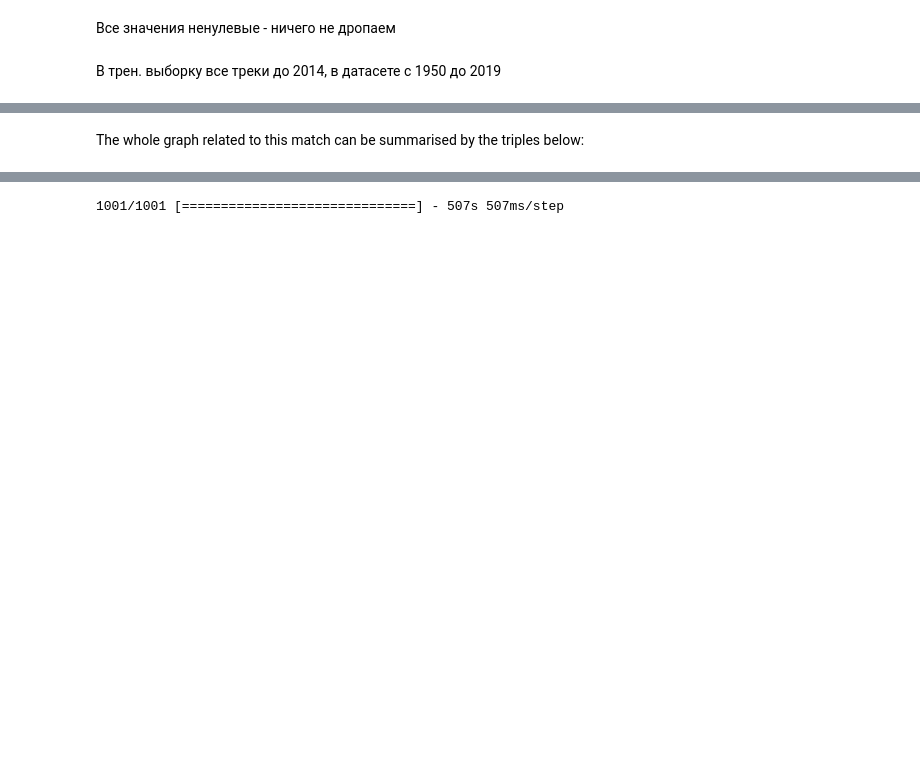
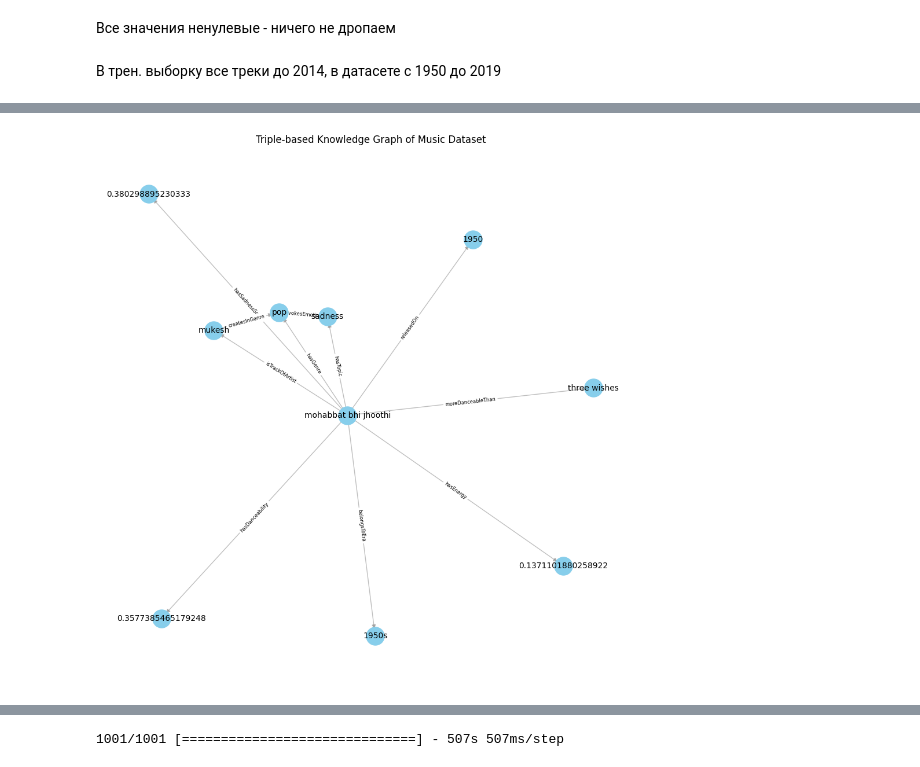
Before and after one commit to amphyxs/know-graphs-cw, a Jupyter notebook: embeddings.ipynb, the cells around one changed output, grey strips where cells are left out. Saved outputs shown, nothing was run; the diff lists cells and outputs as text; code cells hidden in the pictures; blank space fills up the shorter version.

```diff
--- a/embeddings.ipynb
+++ b/embeddings.ipynb
@@ -107,4 +112,42 @@ Below we can see visualise a subset of the graph related to the infamous [Maraca
-# %% [markdown]
-The whole graph related to this match can be summarised by the triples below:
+# %%
+import networkx as nx
+import matplotlib.pyplot as plt
+
+# Initialize a directed graph
+G = nx.DiGraph()
+predicates = []
+
+# Add nodes and edges based on triples
+for triple in triples[:20]:
+    subject, predicate, object_ = triple
+
+    # Add nodes for subject and object if not already in the graph
+    if predicate in predicates:
+      continue
+    if subject not in G:
+        G.add_node(subject)
+    if object_ not in G:
+        G.add_node(object_)
+
+    # Add an edge between subject and object with the predicate as the edge label
+    predicates.append(predicate)
+    G.add_edge(subject, object_, label=predicate)
+
+# Define layout for better visualization
+pos = nx.spring_layout(G, seed=42)  # Positioning nodes using spring layout
+
+# Draw the graph
+plt.figure(figsize=(12, 12))
+nx.draw_networkx_nodes(G, pos, node_size=500, node_color='skyblue')
+nx.draw_networkx_edges(G, pos, edgelist=G.edges(), width=1.0, alpha=0.5, edge_color='gray')
+nx.draw_networkx_labels(G, pos, font_size=10, font_family="sans-serif")
+nx.draw_networkx_edge_labels(G, pos, edge_labels={(u, v): d['label'] for u, v, d in G.edges(data=True)}, font_size=6)
+
+# Display the graph
+plt.title("Triple-based Knowledge Graph of Music Dataset")
+plt.axis("off")  # Hide axis
+plt.show()
+# %% [output]
+[figure, added]
 # %%
 triples_df = pd.DataFrame(triples, columns=["subject", "predicate", "object"])
```
Also changed, not shown: parts of 28 cells of this notebook, 1 other file.
